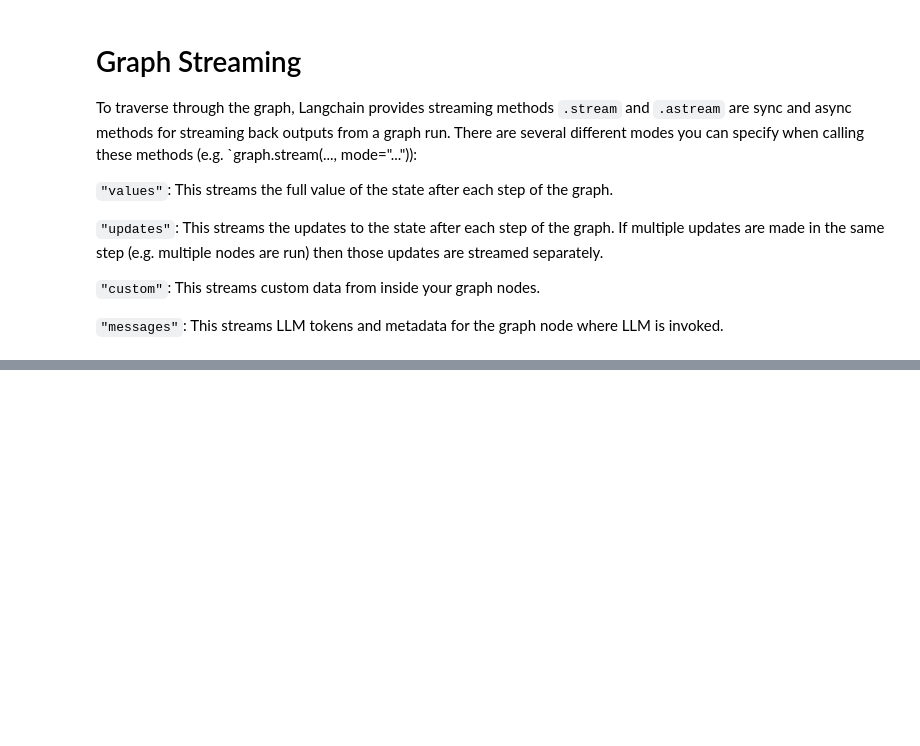
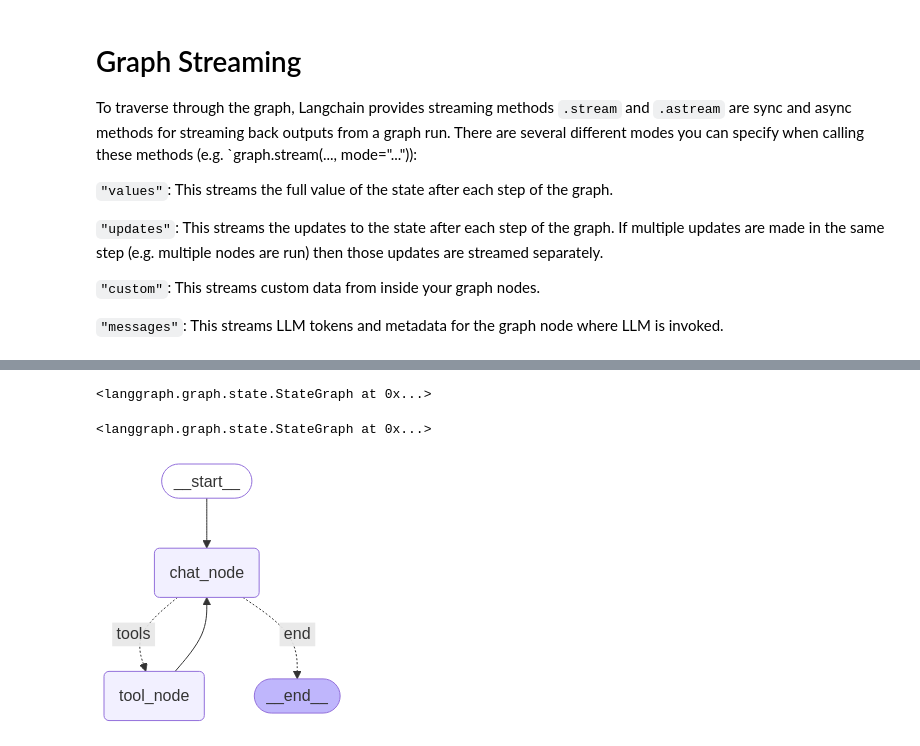
Before and after one commit to saransh-mehta/langchain_concepts, a Jupyter notebook: conversational_agent.ipynb, the cells around one changed output, grey strips where cells are left out. Cells and saved outputs as stored; diff of their text form; code cells hidden in the pictures; blank space fills up the shorter version.

```diff
--- a/conversational_agent.ipynb
+++ b/conversational_agent.ipynb
@@ -104,0 +179,29 @@ AttributeError: 'CompiledStateGraph' object has no attribute 'chat_node'
+# %%
+def node_routing(state: State):
+    message = state.get("messages", [])[-1]
+
+    # if last message has tool calls from llm
+    if hasattr(message, "tool_calls") and len(message.tool_calls) >0:
+        print("routing to tool node")
+        return "tools"
+    return "end"
+# %%
+# here the last dictionary is for reference of which node to call, depending on
+# response from routing function
+graph_builder.add_conditional_edges("chat_node",
+                                    node_routing,
+                                    {"tools" : "tool_node", "end": END})
+# %% [output]
+<langgraph.graph.state.StateGraph at 0x...>
+# %%
+# in case the conditional edge chooses tool calling node,
+# we would want to return back to the llm
+graph_builder.add_edge("tool_node", "chat_node")
+# %% [output]
+<langgraph.graph.state.StateGraph at 0x...>
+# %%
+graph = graph_builder.compile()
+# %%
+graph
+# %% [output]
+[figure, added]
```
Also changed, not shown: parts of 16 cells of this notebook, 2 other files.
